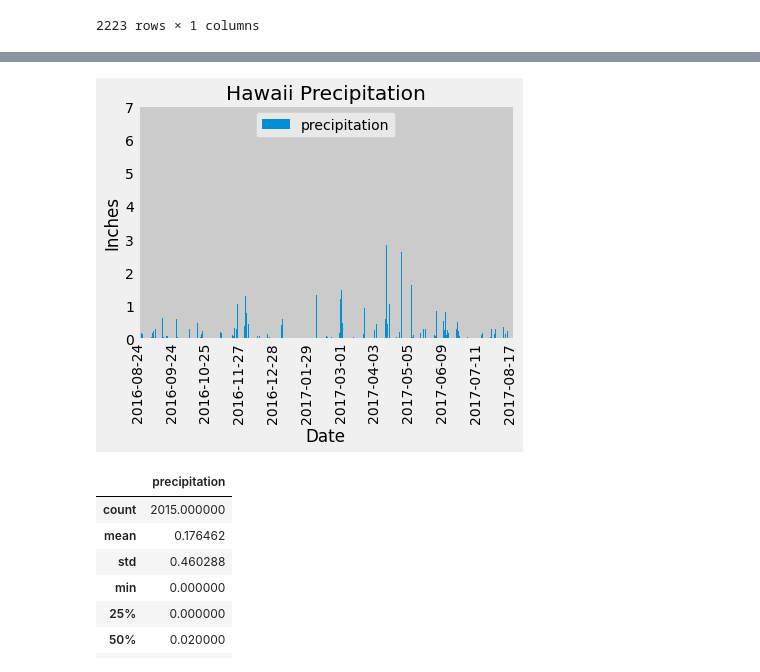
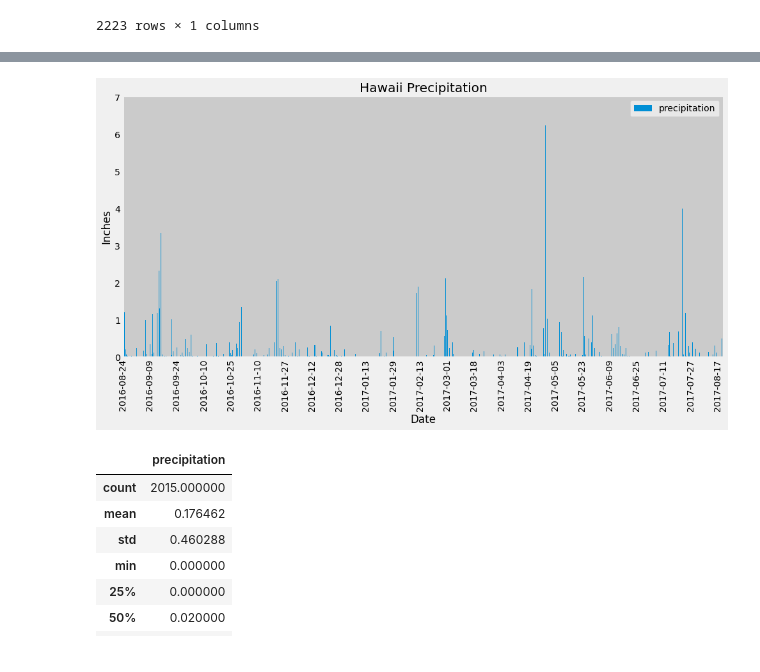
Before and after one commit to rjyobal/sqlalchemy-challenge, a Jupyter notebook: climate_starter.ipynb, the cells around one changed output, grey strips where cells are left out. Drawn from its saved outputs; the diff is of its cells as text; code cells hidden in the pictures.

```diff
--- a/climate_starter.ipynb
+++ b/climate_starter.ipynb
@@ -122,16 +138,16 @@ df
 # %%
 # Use Pandas Plotting with Matplotlib to plot the data
-ax = df.plot(kind='bar')
+ax = df.plot(kind='bar', figsize=(15,7))
 for i, t in enumerate(ax.get_xticklabels()):
-    if (i % 200) != 0:
+    if (i % 100) != 0:
         t.set_visible(False)
 plt.ylabel('Inches')
 plt.xlabel('Date')
 plt.title('Hawaii Precipitation')
 plt.savefig('Images/HawaiiPrecipitaion_BAR.png')
 plt.show()
 # %% [output]
-[figure, old version]
+[figure, new version]
 # %%
 # Use Pandas to calcualte the summary statistics for the precipitation data
 df.describe()
```
Also changed, not shown: parts of 5 cells of this notebook, 2 other files.
